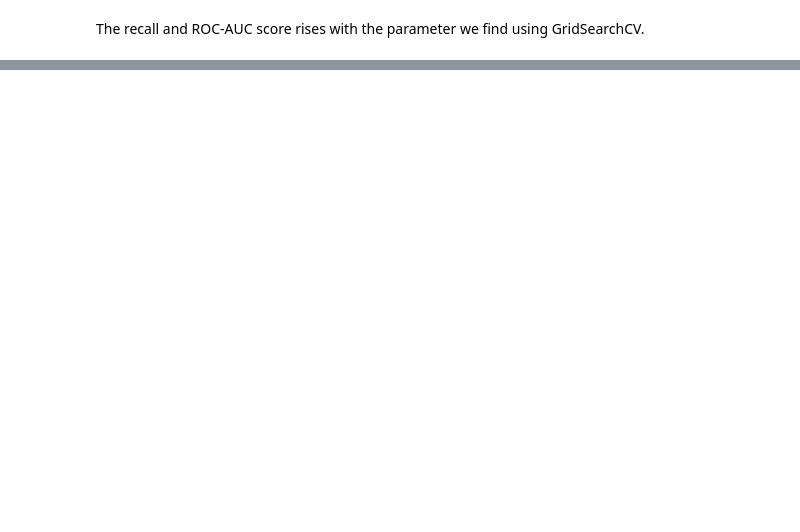
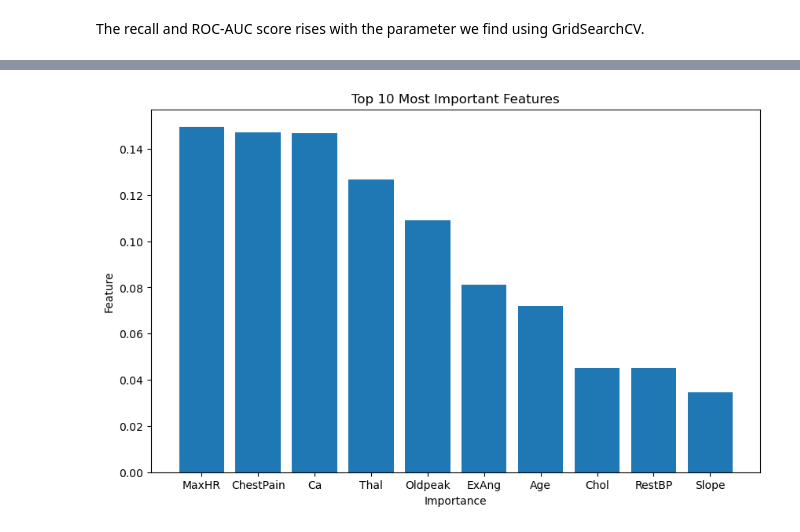
Before and after one commit to SudeKaraca228/Heart_Disease_Project, a Jupyter notebook: Heart_Disease_Model_Training.ipynb, the cells around one changed output, grey strips where cells are left out. Drawn from its saved outputs; the diff is of its cells as text; code cells hidden in the pictures; blank space fills up the shorter version.

Commit message:
Feature Importance

```diff
--- a/Heart_Disease_Model_Training.ipynb
+++ b/Heart_Disease_Model_Training.ipynb
@@ -303,0 +329,7 @@ The recall and ROC-AUC score rises with the parameter we find using GridSearchCV
+# %%
+importance_df = pd.DataFrame({
+    "feature": splits["label"]["X_train"].columns,
+    "importance": best_model.feature_importances_
+}).sort_values("importance", ascending=False)
+
+print(importance_df.head(10))
@@ -303,0 +348,11 @@ The recall and ROC-AUC score rises with the parameter we find using GridSearchCV
+# %%
+top_features = importance_df.head(10)
+
+plt.figure(figsize=(10,6))
+plt.bar(top_features["feature"], top_features["importance"])
+plt.xlabel("Importance")
+plt.ylabel("Feature")
+plt.title("Top 10 Most Important Features")
+plt.show()
+# %% [output]
+[figure, added]
```
Also changed, not shown: parts of 6 cells of this notebook.
